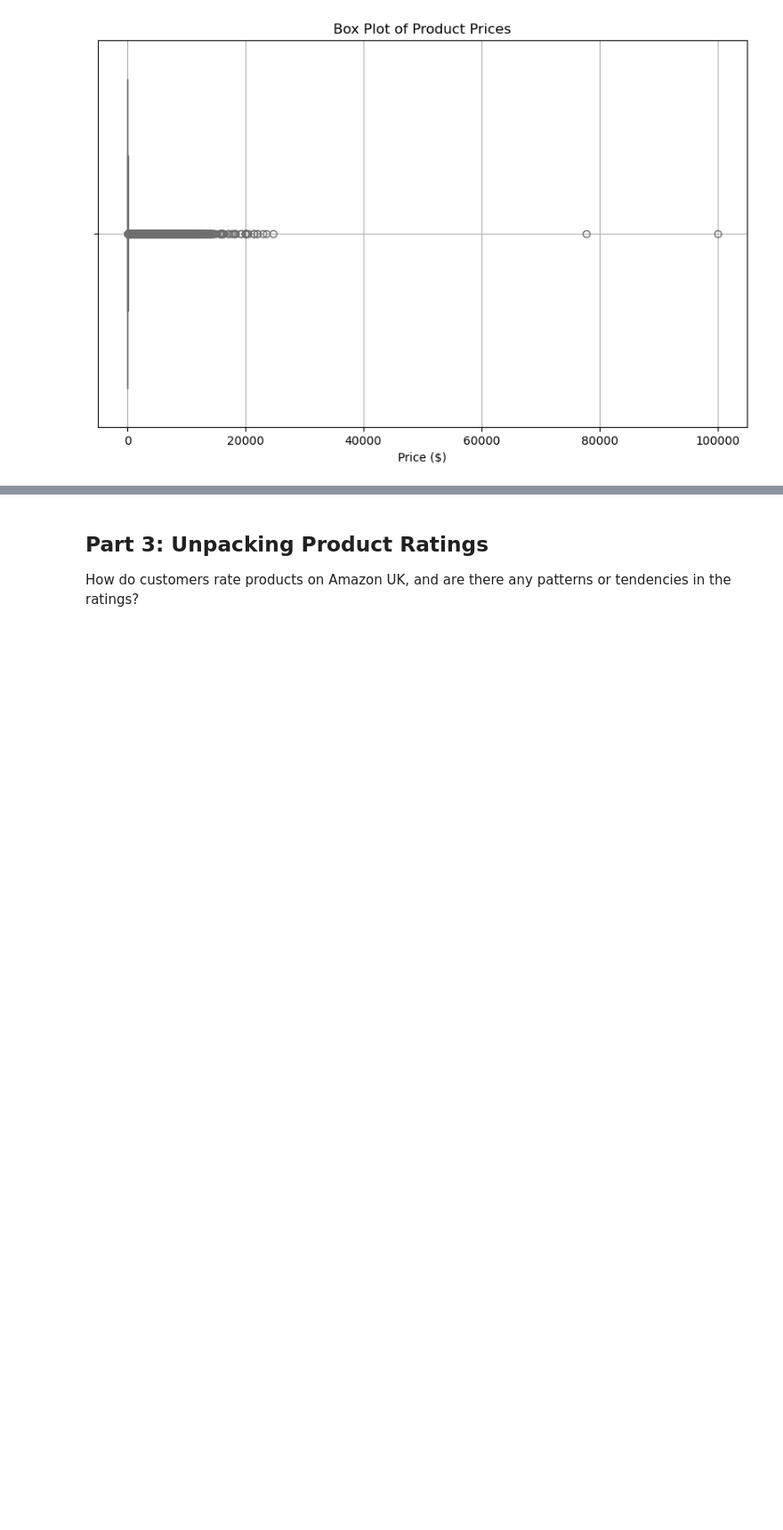
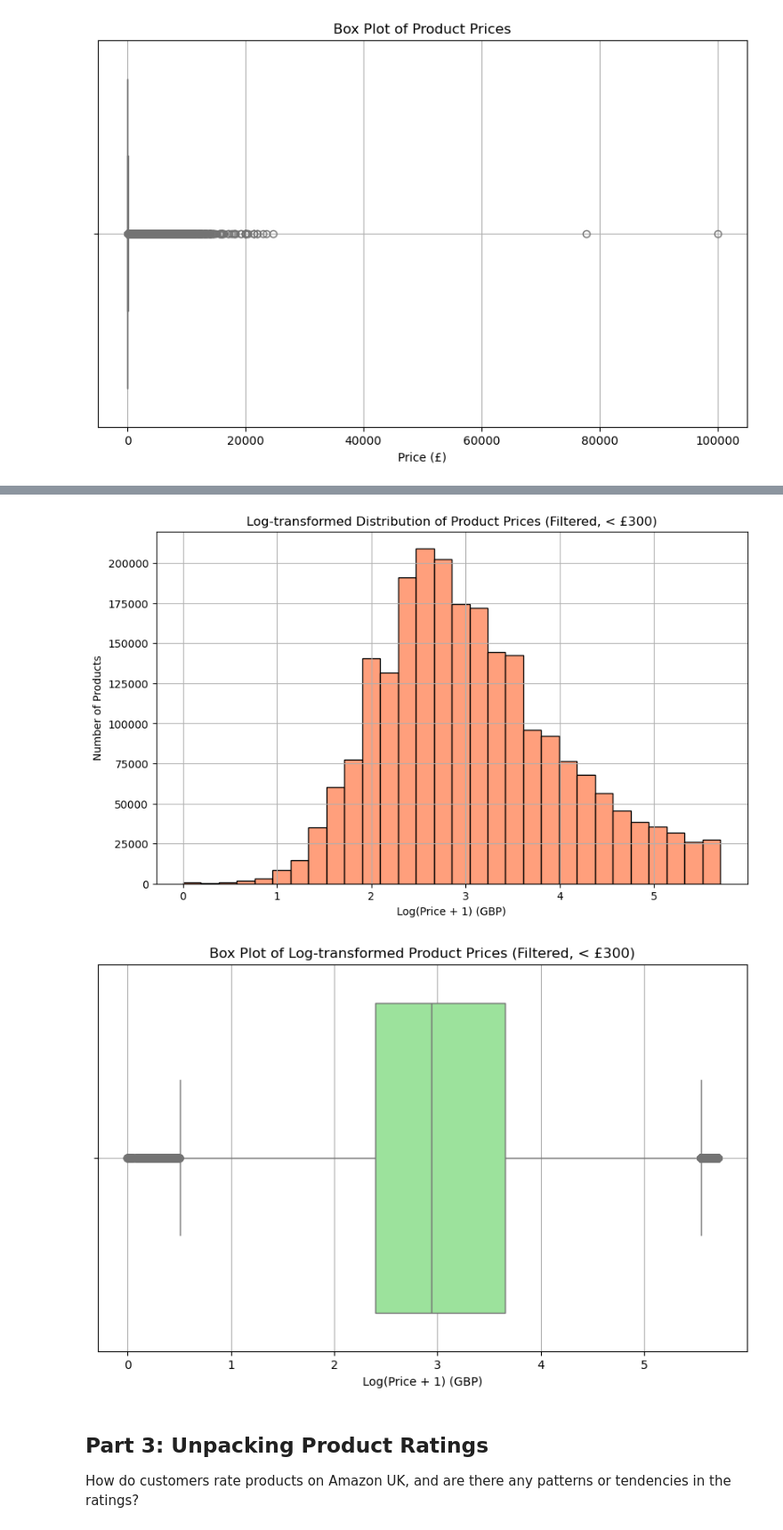
Before and after one commit to data-bootcamp-v4/lab-eda-univariate, a Jupyter notebook: lab-eda-univariate.ipynb, the cells around one changed output, grey strips where cells are left out. Shown at 89% size. Saved outputs shown, nothing was run; the diff lists cells and outputs as text; code cells hidden in the pictures; blank space fills up the shorter version.

```diff
--- a/lab-eda-univariate.ipynb
+++ b/lab-eda-univariate.ipynb
@@ -202,3 +225,25 @@ plt.show()
+# %%
+df_filtered.loc[:, 'log_price'] = np.log(df_filtered['price'] + 1)  # Add 1 to avoid log(0)
+
+# plot histogram wit log-transformed product prices
+plt.figure(figsize=(10, 6))
+sns.histplot(df_filtered['log_price'], bins=30, kde=False, color='coral', edgecolor='black')
+plt.title('Log-transformed Distribution of Product Prices (Filtered, < £300)')
+plt.xlabel('Log(Price + 1) (GBP)')
+plt.ylabel('Number of Products')
+plt.grid(True)
+plt.show()
+
+# boxplot of log transformed prices
+plt.figure(figsize=(10, 6))
+sns.boxplot(x=df_filtered['log_price'], color='lightgreen')
+plt.title('Box Plot of Log-transformed Product Prices (Filtered, < £300)')
+plt.xlabel('Log(Price + 1) (GBP)')
+plt.grid(True)
+plt.show()
+# %% [output]
+[figure, added]
+[figure, added]
 # %% [markdown]
 ## Part 3: Unpacking Product Ratings
 How do customers rate products on Amazon UK, and are there any patterns or tendencies in the ratings?
```
Also changed, not shown: parts of 5 cells of this notebook.
